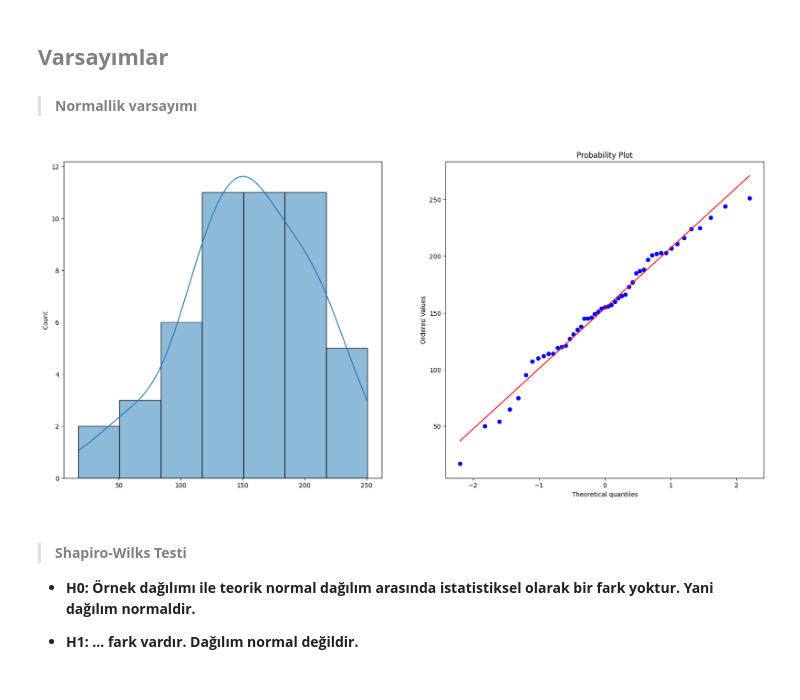
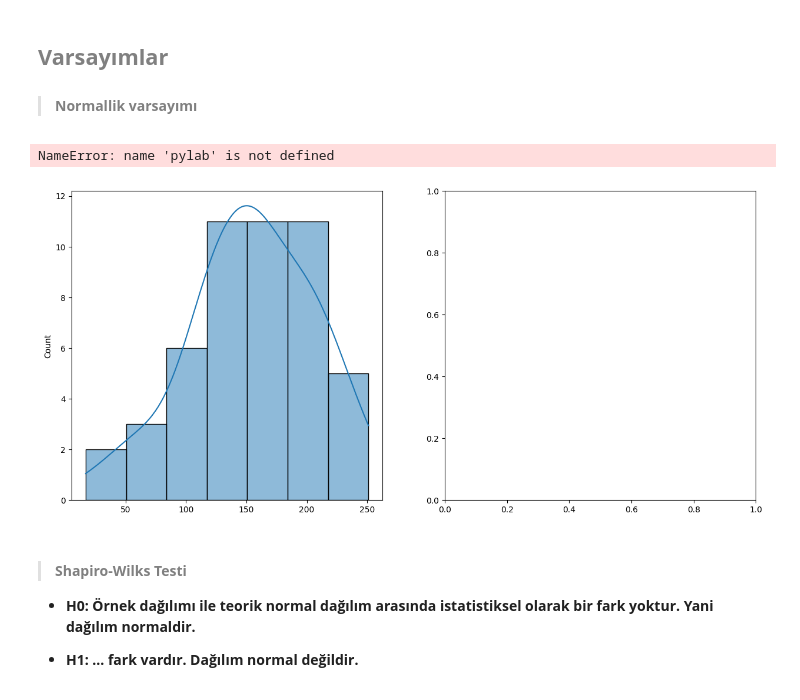
Before and after one commit to arukemre/Veri-bilimi-istatistik, a Jupyter notebook: veri_bilimi_istatistik.ipynb, the cells around one changed output. Drawn from its saved outputs; the diff is of its cells as text; code cells hidden in the pictures.

```diff
--- a/veri_bilimi_istatistik.ipynb
+++ b/veri_bilimi_istatistik.ipynb
@@ -595,13 +611,14 @@ DescribeResult(nobs=49, minmax=(17, 251), mean=153.9591836734694, variance=2736.
 > #### <span style="color:grey">**Normallik varsayımı**</span>
 # %%
 import seaborn as sns
-plt.figure(figsize=(20,20))
+plt.figure(figsize=(15,15))
 plt.subplot(2,2,1)
 sns.histplot(olcumler,kde=True) ;      #Burada görece normal bir dağılım var.
 plt.subplot(2,2,2)
 stats.probplot(olcumler,dist='norm',plot=pylab);   # Burdan da yine normallik kontrol edilir.
 # %% [output]
+NameError: name 'pylab' is not defined
-[figure, old version]
+[figure, new version]
 # %% [markdown]
 > #### <span style="color:grey">**Shapiro-Wilks Testi**</span>
 
```
Also changed, not shown: parts of 23 cells of this notebook, 1 other file.
